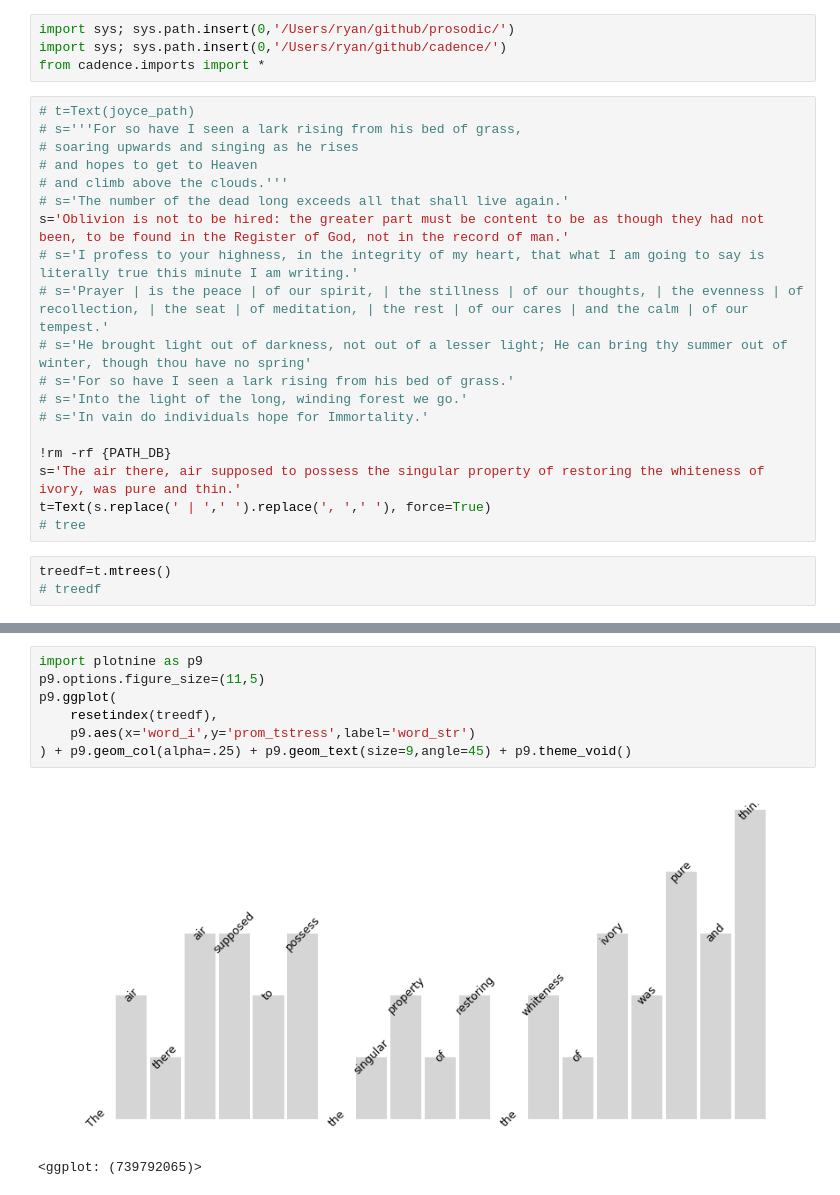
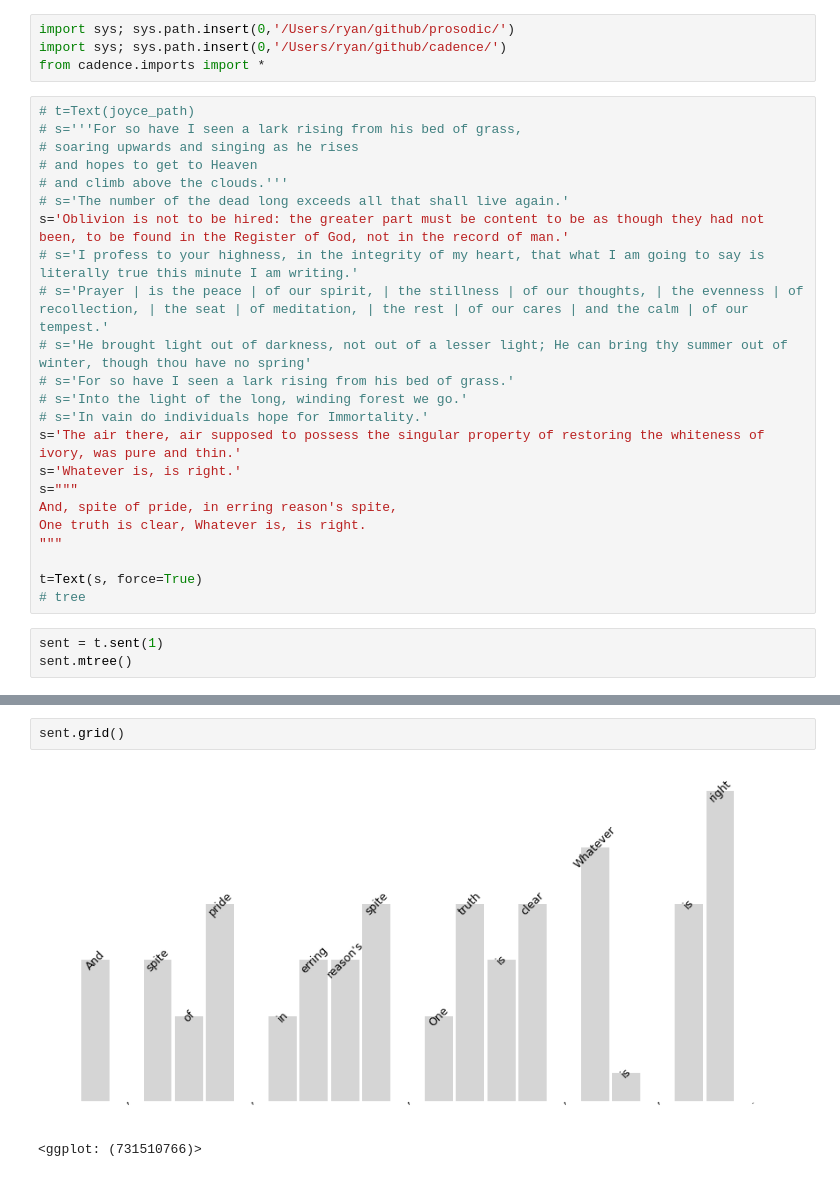
Before and after one commit to quadrismegistus/cadence, a Jupyter notebook: notebooks/cadence_mtree.ipynb, the cells around one changed output, grey strips where cells are left out. Cells and saved outputs as stored; diff of their text form.

Commit message:
mtree fixes

```diff
--- a/notebooks/cadence_mtree.ipynb
+++ b/notebooks/cadence_mtree.ipynb
@@ -16,11 +16,15 @@ s='Oblivion is not to be hired: the greater part must be content to be as though
 # s='For so have I seen a lark rising from his bed of grass.'
 # s='Into the light of the long, winding forest we go.'
 # s='In vain do individuals hope for Immortality.'
+s='The air there, air supposed to possess the singular property of restoring the whiteness of ivory, was pure and thin.'
+s='Whatever is, is right.'
+s="""
+And, spite of pride, in erring reason's spite,
+One truth is clear, Whatever is, is right.
+"""
 
-!rm -rf {PATH_DB}
-s='The air there, air supposed to possess the singular property of restoring the whiteness of ivory, was pure and thin.'
-t=Text(s.replace(' | ',' ').replace(', ',' '), force=True)
+t=Text(s, force=True)
 # tree
 # %%
-treedf=t.mtrees()
-# treedf
+sent = t.sent(1)
+sent.mtree()
@@ -27,10 +69,5 @@ treedf=t.mtrees()
 # %%
-import plotnine as p9
-p9.options.figure_size=(11,5)
-p9.ggplot(
-    resetindex(treedf),
-    p9.aes(x='word_i',y='prom_tstress',label='word_str')
-) + p9.geom_col(alpha=.25) + p9.geom_text(size=9,angle=45) + p9.theme_void()
+sent.grid()
 # %% [output]
-[figure, old version]
+[figure, new version]
-<ggplot: (739792065)>
+<ggplot: (731510766)>
```
Also changed, not shown: parts of 2 cells of this notebook, 4 other files.
